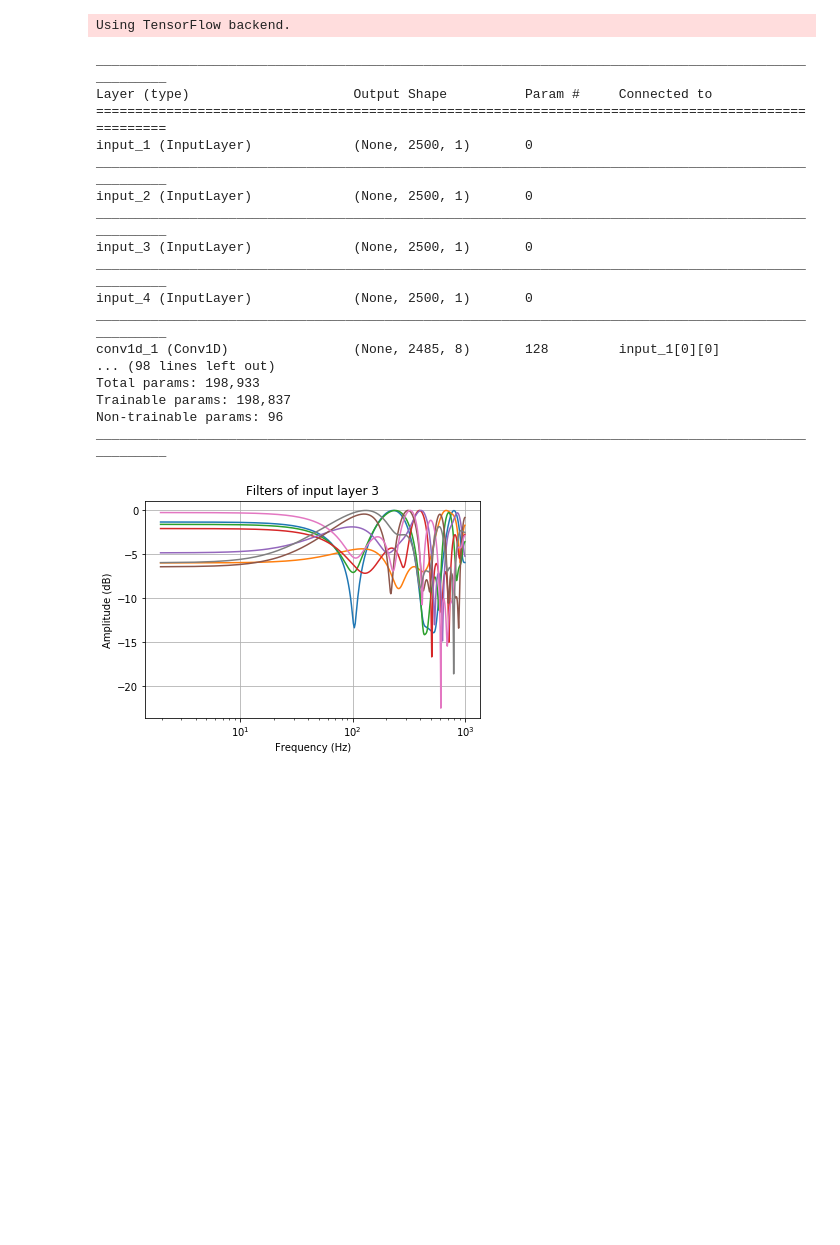
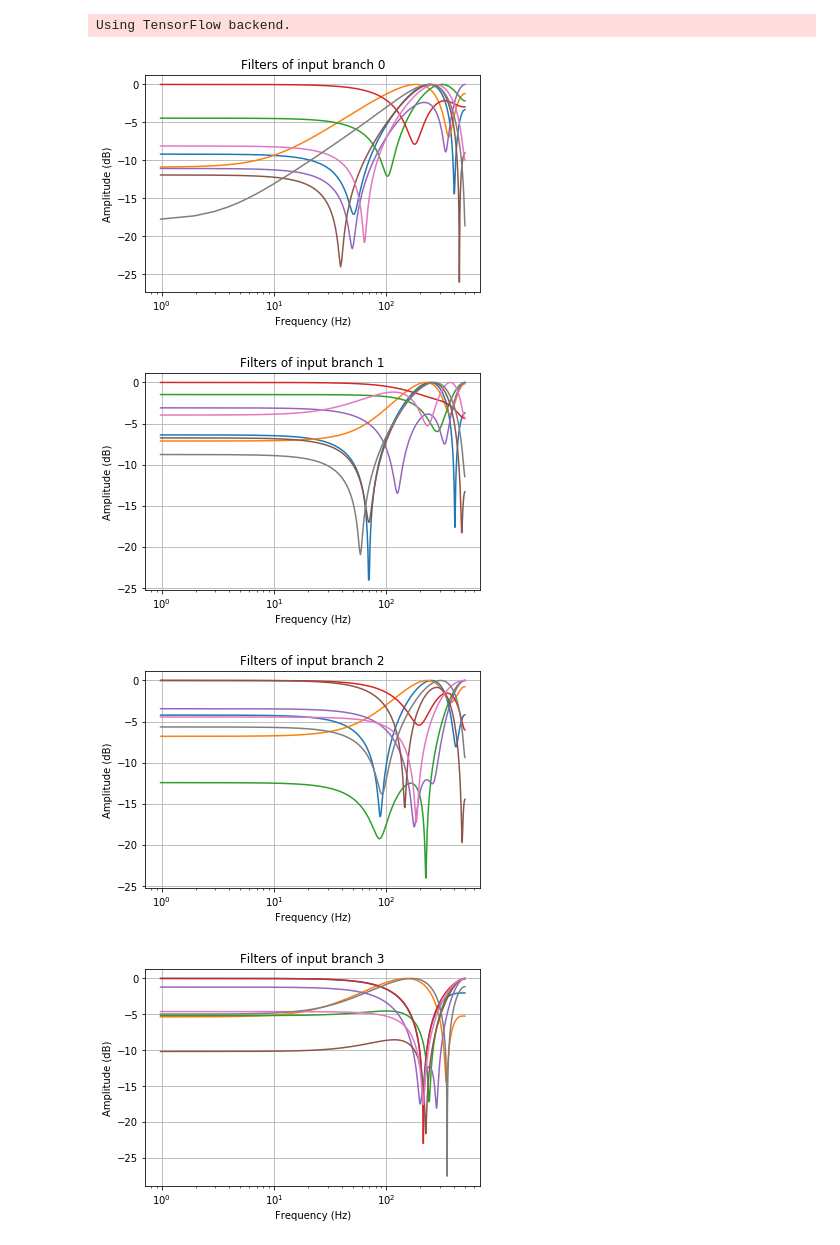
Before and after one commit to AhmedImtiazPrio/heartnet, a Jupyter notebook: codes/scipy impulse response test.ipynb, the cells around one changed output. Saved outputs shown, nothing was run; the diff lists cells and outputs as text; code cells hidden in the pictures; blank space fills up the shorter version.

```diff
--- a/codes/scipy impulse response test.ipynb
+++ b/codes/scipy impulse response test.ipynb
@@ -13,7 +13,7 @@ eps= 1.1e-5
 bias=False
 l2_reg=0.
 l2_reg_dense=0.
-kernel_size=16
+kernel_size=5
 maxnorm=10000.
 dropout_rate=0.5
 dropout_rate_dense=0.
@@ -24,48 +24,33 @@ subsam=2
 lr=0.0007
 lr_decay=1e-8
 
-load_path='/media/taufiq/Data/heart_sound/models/fold0 2017-12-27 13:12:34.499110/weights.0022-0.7631.hdf5'
-
+#load_path='/media/taufiq/Data/heart_sound/models/fold0 2017-12-27 13:12:34.499110/weights.0022-0.7631.hdf5'
+load_path='/media/taufiq/Data/heart_sound/models/fold2 2017-12-26 15:20:36.867116/weights.0187-0.8527.hdf5'
+#load_path='/media/taufiq/Data/heart_sound/remoteIICTweights/fold1 2017-12-20 15:26:47.011204/weights.0091-0.8898.hdf5'
 fs = 2000
 # %%
 # create heartnet with load path specified
 
-model = heartnet(activation_function,bn_momentum,bias,dropout_rate,dropout_rate_dense,
-		eps,kernel_size,l2_reg,l2_reg_dense,load_path,lr,lr_decay,maxnorm,
-		padding,random_seed,subsam)
-model.summary()
+model = heartnet(activation_function,bn_momentum,bias,dropout_rate,dropout_rate_dense,eps,kernel_size,l2_reg,l2_reg_dense,load_path,lr,lr_decay,maxnorm,padding,random_seed,subsam)
+# model.summary()
 weights = model.get_weights()
-# %% [output]
-____________________________________________________________________________________________________
-Layer (type)                     Output Shape          Param #     Connected to
-====================================================================================================
-input_1 (InputLayer)             (None, 2500, 1)       0
-____________________________________________________________________________________________________
-input_2 (InputLayer)             (None, 2500, 1)       0
-____________________________________________________________________________________________________
-input_3 (InputLayer)             (None, 2500, 1)       0
-____________________________________________________________________________________________________
-input_4 (InputLayer)             (None, 2500, 1)       0
-____________________________________________________________________________________________________
-conv1d_1 (Conv1D)                (None, 2485, 8)       128         input_1[0][0]
-... (98 lines left out)
-Total params: 198,933
-Trainable params: 198,837
-Non-trainable params: 96
-____________________________________________________________________________________________________
 # %%
-input_ = 3 # 0-3
-weights_ = np.hstack(weights[input_])
-weights_ = np.reshape(weights_,[16,8])
+for i in range(4):
+    input_ = i # 0-3
+    weights_ = np.hstack(weights[input_])
+    weights_ = np.reshape(weights_,[5,8])
 
-for i in range(0,8):
-    w,freq_res=signal.freqz(weights_[:,i])
-    plt.plot(w/np.pi*1000,10*np.log10(abs(freq_res)/max(abs(freq_res))))
-plt.grid()
-plt.xlabel('Frequency (Hz)')
-plt.ylabel('Amplitude (dB)')
-plt.xscale('log')
-plt.title('Filters of input layer ' + np.str(input_))
-plt.show()
+    for i in range(0,8):
+        w,freq_res=signal.freqz(weights_[:,i])
+        plt.plot(w/np.pi*500,10*np.log10(abs(freq_res)/max(abs(freq_res))))
+    plt.grid()
+    plt.xlabel('Frequency (Hz)')
+    plt.ylabel('Amplitude (dB)')
+    plt.xscale('log')
+    plt.title('Filters of input branch ' + np.str(input_))
+    plt.show()
 # %% [output]
-[figure, old version]
+[figure, new version]
+[figure, added]
+[figure, added]
+[figure, added]
```
Also changed, not shown: parts of 1 cell of this notebook, 15 other files.
